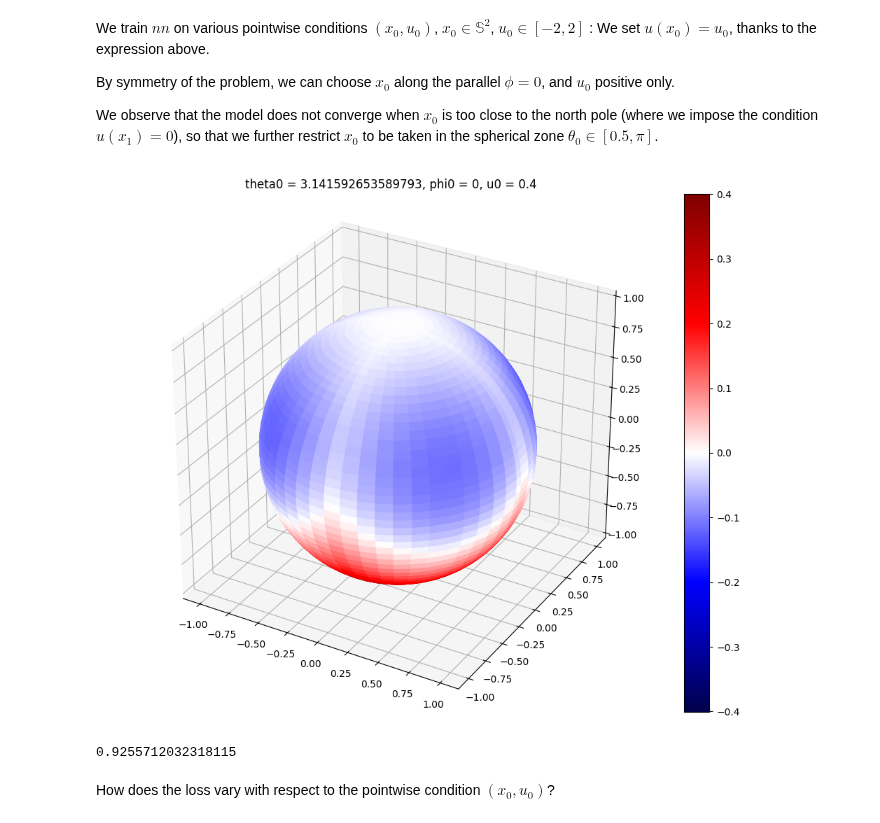
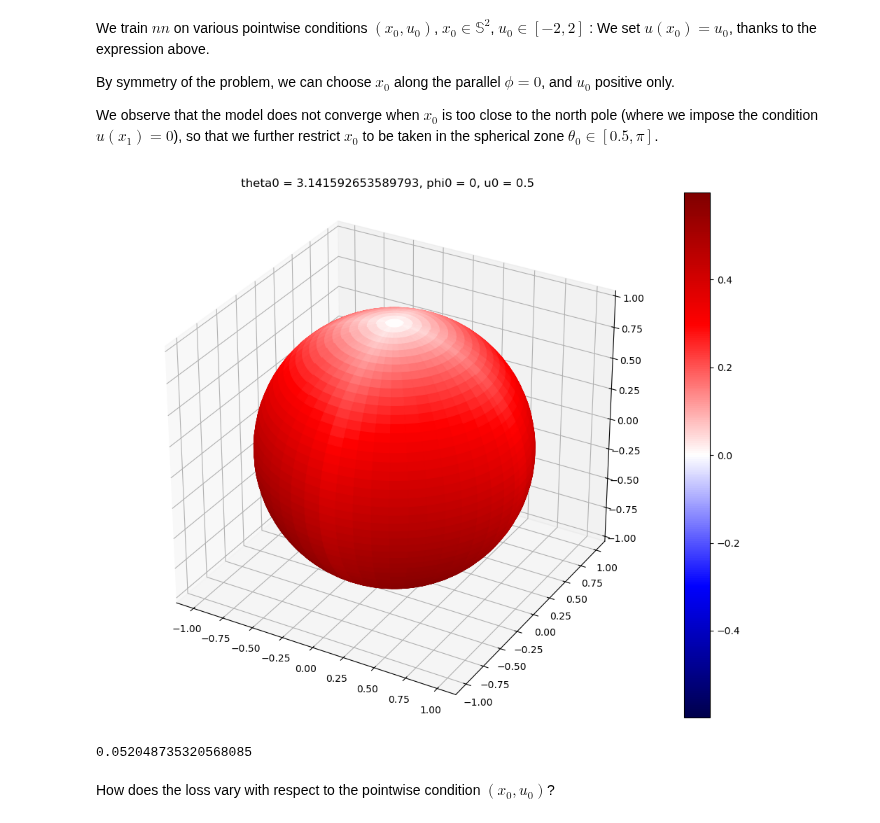
Before and after one commit to pascaltribel/polyharmonic_critic_equation, a Jupyter notebook: polyharm_2D.ipynb, the cells around one changed output. Cells and saved outputs as stored; diff of their text form; code cells hidden in the pictures.

```diff
--- a/polyharm_2D.ipynb
+++ b/polyharm_2D.ipynb
@@ -48,17 +48,17 @@ def get_sin_cos(theta, phi):
     return [torch.sin(theta)*torch.cos(phi), torch.sin(theta)*torch.sin(phi), torch.cos(theta)]
 
 class Model(nn.Module):
-    def __init__(self, layer_size=64):
+    def __init__(self, layer_size=256):
         super().__init__()
         self.nn = nn.Sequential(
-            nn.Linear(7, layer_size), nn.ReLU(),
-            nn.Linear(layer_size, layer_size), nn.ReLU(),
-            nn.Linear(layer_size, layer_size), nn.ReLU(),
-            nn.Linear(layer_size, layer_size), nn.ReLU(),
-            nn.Linear(layer_size, layer_size), nn.ReLU(),
-            nn.Linear(layer_size, layer_size), nn.ReLU(),
-            nn.Linear(layer_size, layer_size), nn.ReLU(),
-            nn.Linear(layer_size, layer_size), nn.ReLU(),
+            nn.Linear(7, layer_size), nn.Tanh(),
+            nn.Linear(layer_size, layer_size), nn.Tanh(),
+            nn.Linear(layer_size, layer_size), nn.Tanh(),
+            nn.Linear(layer_size, layer_size), nn.Tanh(),
+            nn.Linear(layer_size, layer_size), nn.Tanh(),
+            nn.Linear(layer_size, layer_size), nn.Tanh(),
+            nn.Linear(layer_size, layer_size), nn.Tanh(),
+            nn.Linear(layer_size, layer_size), nn.Tanh(),
             nn.Linear(layer_size, 1)
         )
 
@@ -73,28 +73,27 @@ By symmetry of the problem, we can choose $x_0$ along the parallel $\phi = 0$, a
 
 We observe that the model does not converge when $x_0$ is too close to the north pole (where we impose the condition $u(x_1) = 0$), so that we further restrict $x_0$ to be taken in the spherical zone $\theta_0 \in [0.5,\pi]$.
 # %%
-torch.set_default_device('mps')
+# torch.set_default_device('mps')
 model = Model()
-optimizer = optim.AdamW(model.parameters(), lr=1e-3)
-lr_scheduler = optim.lr_scheduler.ReduceLROnPlateau(optimizer, patience=50)
+optimizer = optim.Adam(model.parameters(), lr=1e-3)
+#lr_scheduler = optim.lr_scheduler.ReduceLROnPlateau(optimizer)
 
 n_points = 1000
 n_epochs = 1000
-U_MAX = 3
-U_MIN = 1
+U_MAX = 2
 
 for _ in (pbar:=tqdm(range(n_epochs))):
     optimizer.zero_grad()
 
     theta0 = torch.rand((n_points, 1), requires_grad=True) * (torch.pi-0.5) + 0.5
-    u0 = ((torch.rand((n_points, 1), requires_grad=True)) * (U_MAX-U_MIN)) + U_MIN
+    u0 = (torch.rand((n_points, 1), requires_grad=True)) * U_MAX
     theta = torch.rand((n_points, 1), requires_grad=True) * torch.pi
     phi = torch.rand((n_points, 1), requires_grad=True) * 2 * torch.pi
 
     loss = loss_fn(model, *get_sin_cos(theta, phi), *get_sin_cos(theta0, torch.zeros_like(theta0, requires_grad=True)), u0)
     loss.backward()
     optimizer.step()
-    lr_scheduler.step(loss.item())
+    #lr_scheduler.step(loss)
     pbar.set_description(f"Loss: {loss.item():.4e}")
 # %%
 def plot_model(model, theta0, u0, xlim=(0, torch.pi), ylim=(0, 2*torch.pi), n=200, device=None):
@@ -129,10 +128,10 @@ def plot_model(model, theta0, u0, xlim=(0, torch.pi), ylim=(0, 2*torch.pi), n=20
 # %%
 %matplotlib widget
 plt.close()
 torch.set_default_device('cpu')
-plot_model(model.cpu(), theta0=torch.pi, u0=0.4, n=100)
+plot_model(model.cpu(), theta0=torch.pi, u0=0.5, n=100)
 # %% [output]
-[figure, old version]
+[figure, new version]
 # %%
 n_points = 100
 
@@ -146,7 +145,7 @@ u0 = torch.tensor([0.5], requires_grad=True).expand((n_points**2, 1))
 
 print(loss_fn(model, *get_sin_cos(x, y), *get_sin_cos(theta0, torch.zeros_like(theta0)), u0).mean().item())
 # %% [output]
-0.9255712032318115
+0.052048735320568085
 # %% [markdown]
 How does the loss vary with respect to the pointwise condition $(x_0, u_0)$?
 # %%
```
Also changed, not shown: parts of 3 cells of this notebook, 1 other file.
